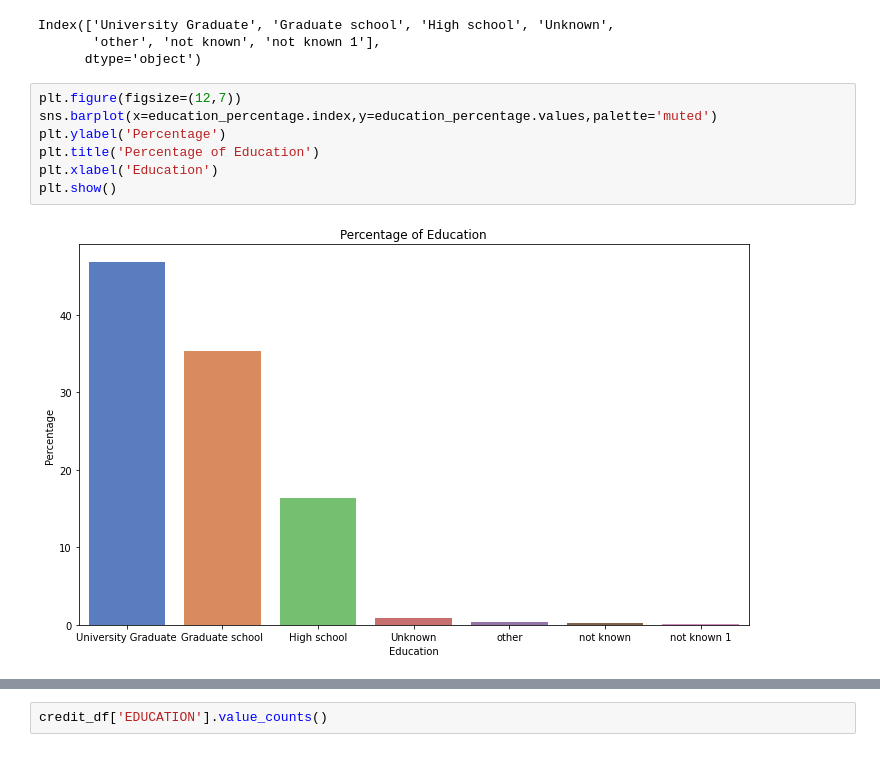
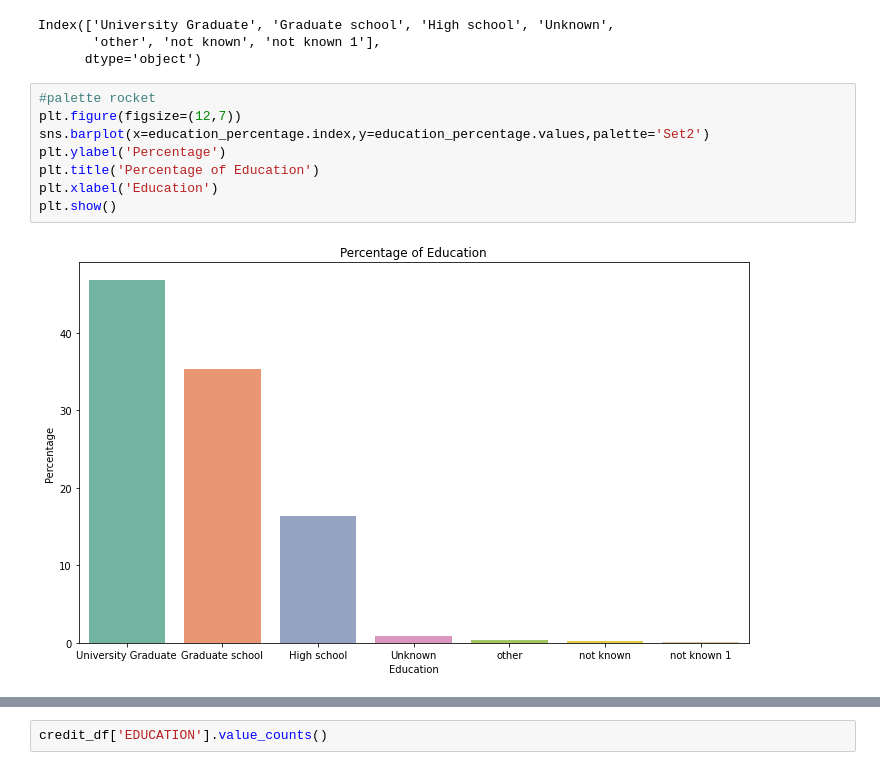
Before and after one commit to apayal/capstone_project, a Jupyter notebook: _notebooks/same.ipynb, the cells around one changed output, grey strips where cells are left out. Drawn from its saved outputs; the diff is of its cells as text.

```diff
--- a/_notebooks/same.ipynb
+++ b/_notebooks/same.ipynb
@@ -45,11 +46,12 @@ Index(['University Graduate', 'Graduate school', 'High school', 'Unknown',
        'other', 'not known', 'not known 1'],
       dtype='object')
 # %%
+#palette rocket
 plt.figure(figsize=(12,7))
-sns.barplot(x=education_percentage.index,y=education_percentage.values,palette='muted')
+sns.barplot(x=education_percentage.index,y=education_percentage.values,palette='Set2')
 plt.ylabel('Percentage')
 plt.title('Percentage of Education')
 plt.xlabel('Education')
 plt.show()
 # %% [output]
-[figure, old version]
+[figure, new version]
```
Also changed, not shown: parts of 4 cells of this notebook, 6 other files.
